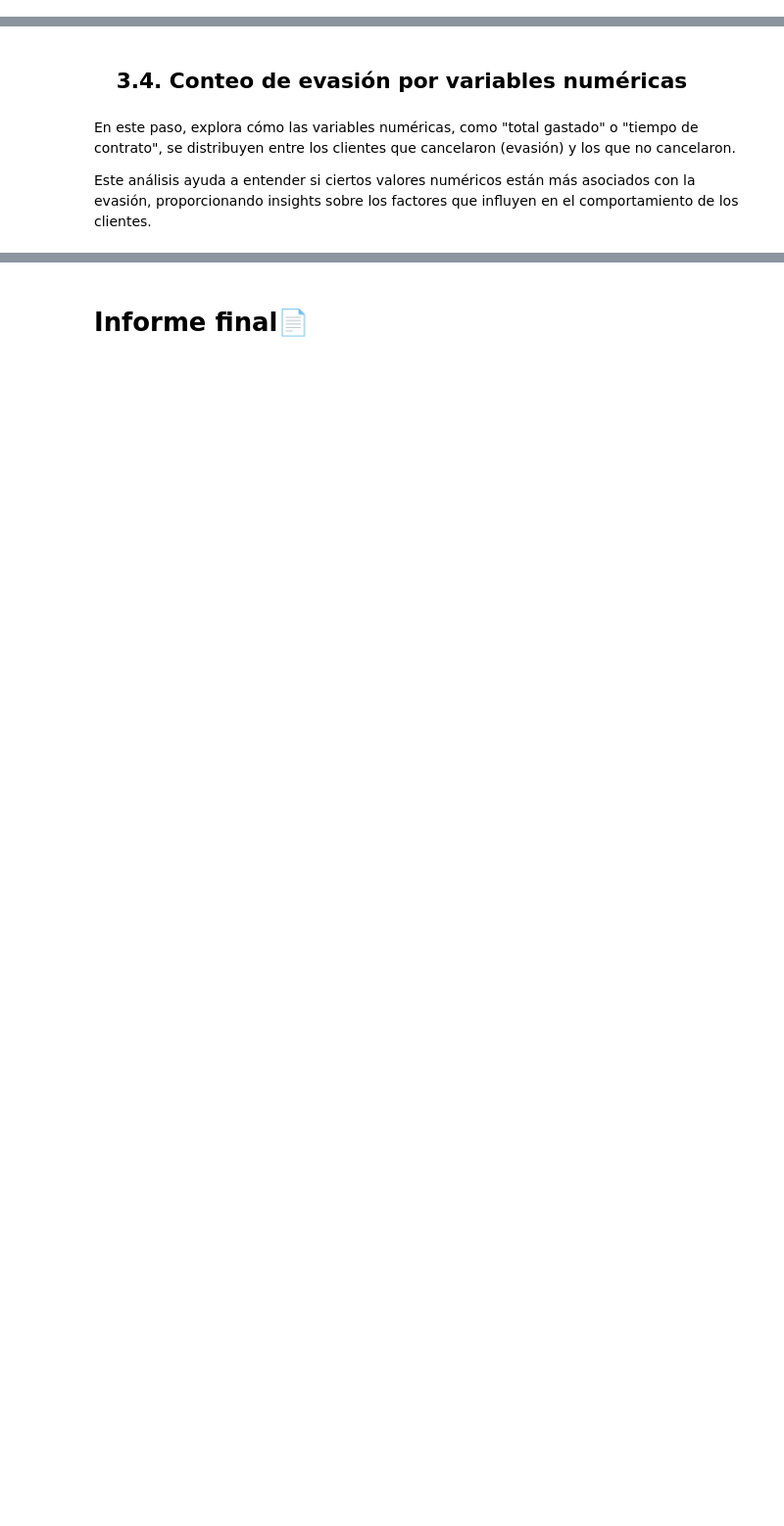
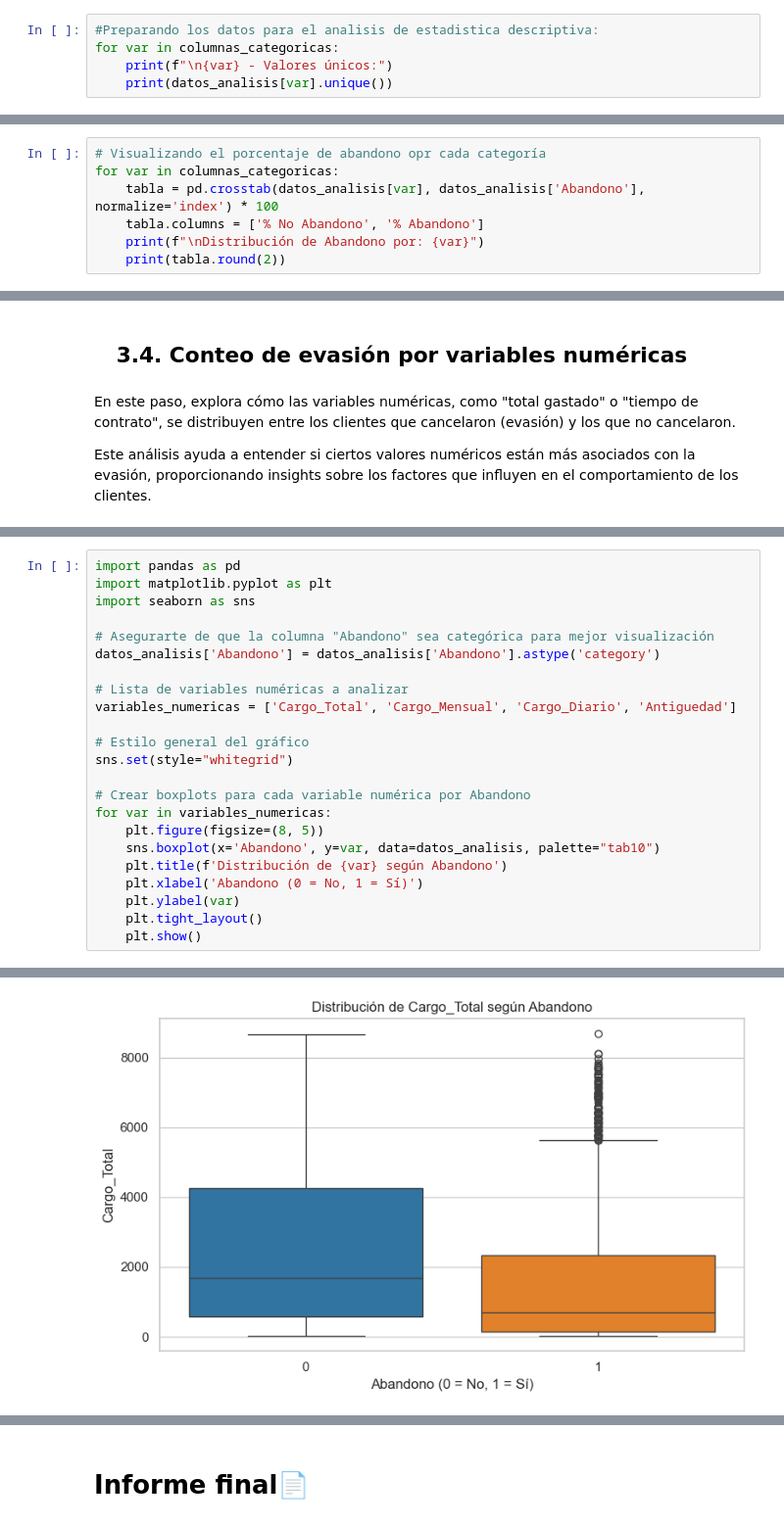
Before and after one commit to DevMagnov/Challenge_TelecomX_M-Huaromo, a Jupyter notebook: TelecomX_LATAM.ipynb, the cells around one changed output, grey strips where cells are left out. Shown at 98% size. Drawn from its saved outputs; the diff is of its cells as text; blank space fills up the shorter version.

Commit message:
Agregando uevos avances de visualización

```diff
--- a/TelecomX_LATAM.ipynb
+++ b/TelecomX_LATAM.ipynb
@@ -620,3 +620,8 @@ for var in columnas_categoricas:
 [figure]
 [figure]
 [figure]
+# %%
+#Preparando los datos para el analisis de estadistica descriptiva:
+for var in columnas_categoricas:
+    print(f"\n{var} - Valores únicos:")
+    print(datos_analisis[var].unique())
@@ -622,0 +668,7 @@ for var in columnas_categoricas:
+# %%
+# Visualizando el porcentaje de abandono opr cada categoría
+for var in columnas_categoricas:
+    tabla = pd.crosstab(datos_analisis[var], datos_analisis['Abandono'], normalize='index') * 100
+    tabla.columns = ['% No Abandono', '% Abandono']
+    print(f"\nDistribución de Abandono por: {var}")
+    print(tabla.round(2))
@@ -628,0 +724,24 @@ Este análisis ayuda a entender si ciertos valores numéricos están más asocia
+# %%
+import pandas as pd
+import matplotlib.pyplot as plt
+import seaborn as sns
+
+# Asegurarte de que la columna "Abandono" sea categórica para mejor visualización
+datos_analisis['Abandono'] = datos_analisis['Abandono'].astype('category')
+
+# Lista de variables numéricas a analizar
+variables_numericas = ['Cargo_Total', 'Cargo_Mensual', 'Cargo_Diario', 'Antiguedad']
+
+# Estilo general del gráfico
+sns.set(style="whitegrid")
+
+# Crear boxplots para cada variable numérica por Abandono
+for var in variables_numericas:
+    plt.figure(figsize=(8, 5))
+    sns.boxplot(x='Abandono', y=var, data=datos_analisis, palette="tab10")
+    plt.title(f'Distribución de {var} según Abandono')
+    plt.xlabel('Abandono (0 = No, 1 = Sí)')
+    plt.ylabel(var)
+    plt.tight_layout()
+    plt.show()
+# %% [output]
@@ -628,0 +751 @@ Este análisis ayuda a entender si ciertos valores numéricos están más asocia
+[figure, added]
```
Also changed, not shown: parts of 29 cells of this notebook.
